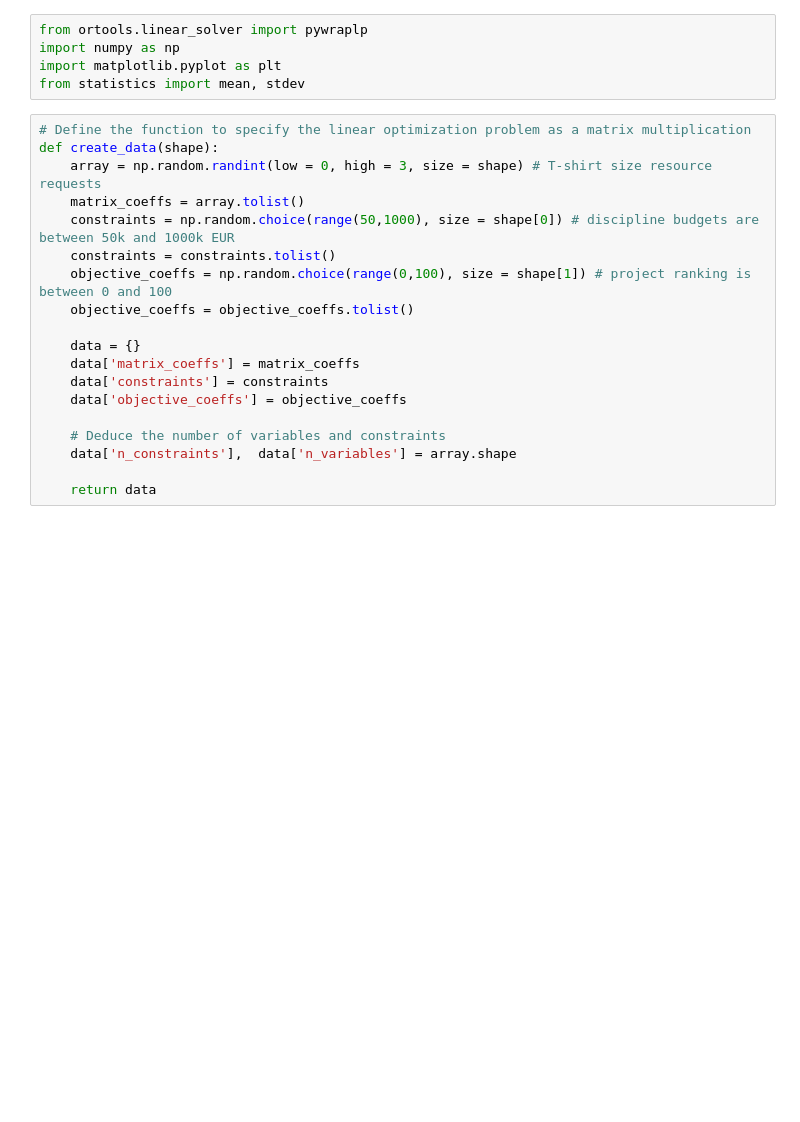
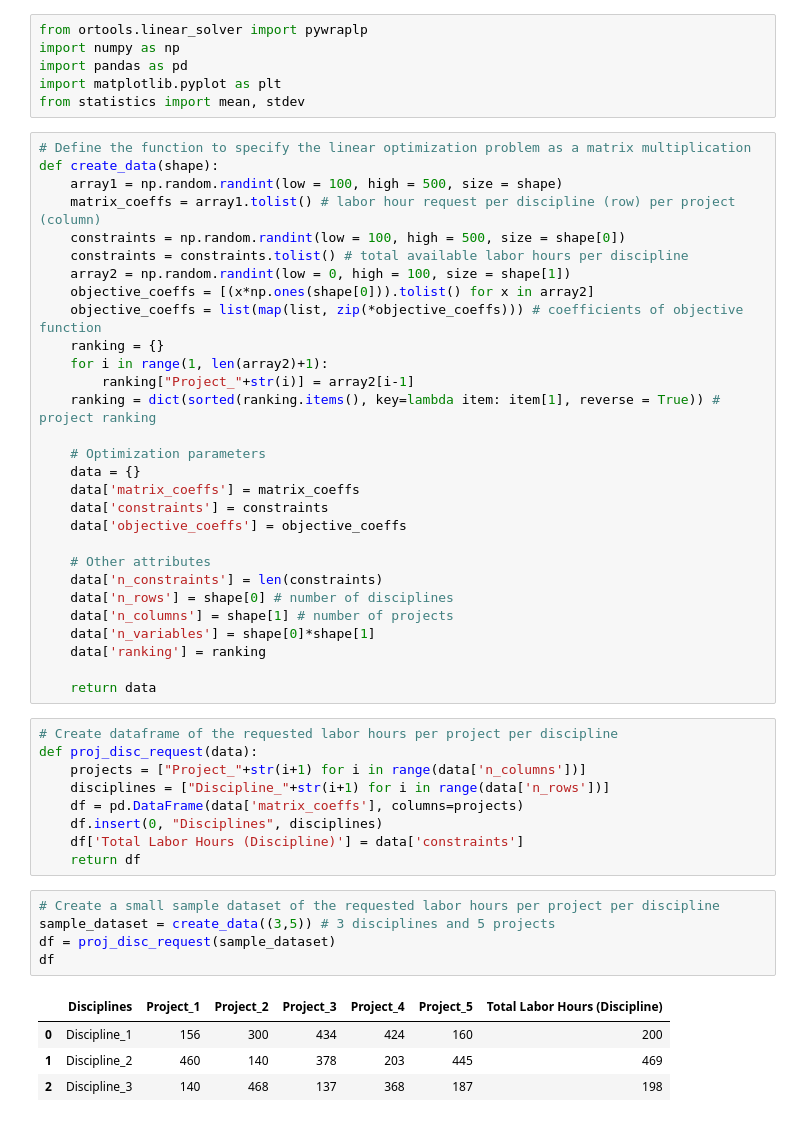
Before and after one commit to snigdhayan/ThoughtExperiments, a Jupyter notebook: MyNotebooks/OptimalResourcePlanning.ipynb, the cells around one changed output. Saved outputs shown, nothing was run; the diff lists cells and outputs as text; blank space fills up the shorter version.

```diff
--- a/MyNotebooks/OptimalResourcePlanning.ipynb
+++ b/MyNotebooks/OptimalResourcePlanning.ipynb
@@ -10,25 +14,55 @@ What would be the optimal resource planning for the projects? For this purpose o
 # %%
 from ortools.linear_solver import pywraplp
 import numpy as np
+import pandas as pd
 import matplotlib.pyplot as plt
 from statistics import mean, stdev
 # %%
 # Define the function to specify the linear optimization problem as a matrix multiplication
 def create_data(shape):
-    array = np.random.randint(low = 0, high = 3, size = shape) # T-shirt size resource requests
-    matrix_coeffs = array.tolist()
-    constraints = np.random.choice(range(50,1000), size = shape[0]) # discipline budgets are between 50k and 1000k EUR
-    constraints = constraints.tolist()
-    objective_coeffs = np.random.choice(range(0,100), size = shape[1]) # project ranking is between 0 and 100
-    objective_coeffs = objective_coeffs.tolist()
+    array1 = np.random.randint(low = 100, high = 500, size = shape)
+    matrix_coeffs = array1.tolist() # labor hour request per discipline (row) per project (column)
+    constraints = np.random.randint(low = 100, high = 500, size = shape[0])
+    constraints = constraints.tolist() # total available labor hours per discipline
+    array2 = np.random.randint(low = 0, high = 100, size = shape[1])
+    objective_coeffs = [(x*np.ones(shape[0])).tolist() for x in array2]
+    objective_coeffs = list(map(list, zip(*objective_coeffs))) # coefficients of objective function
+    ranking = {}
+    for i in range(1, len(array2)+1):
+        ranking["Project_"+str(i)] = array2[i-1]
+    ranking = dict(sorted(ranking.items(), key=lambda item: item[1], reverse = True)) # project ranking
 
+    # Optimization parameters
     data = {}
     data['matrix_coeffs'] = matrix_coeffs
     data['constraints'] = constraints
     data['objective_coeffs'] = objective_coeffs
 
-    # Deduce the number of variables and constraints
-    data['n_constraints'],  data['n_variables'] = array.shape
+    # Other attributes
+    data['n_constraints'] = len(constraints)
+    data['n_rows'] = shape[0] # number of disciplines
+    data['n_columns'] = shape[1] # number of projects
+    data['n_variables'] = shape[0]*shape[1]
+    data['ranking'] = ranking
 
     return data
+# %%
+# Create dataframe of the requested labor hours per project per discipline
+def proj_disc_request(data):
+    projects = ["Project_"+str(i+1) for i in range(data['n_columns'])]
+    disciplines = ["Discipline_"+str(i+1) for i in range(data['n_rows'])]
+    df = pd.DataFrame(data['matrix_coeffs'], columns=projects)
+    df.insert(0, "Disciplines", disciplines)
+    df['Total Labor Hours (Discipline)'] = data['constraints']
+    return df
+# %%
+# Create a small sample dataset of the requested labor hours per project per discipline
+sample_dataset = create_data((3,5)) # 3 disciplines and 5 projects
+df = proj_disc_request(sample_dataset)
+df
+# %% [output]
+|  | Disciplines | Project_1 | Project_2 | Project_3 | Project_4 | Project_5 | Total Labor Hours (Discipline) |
+| 0 | Discipline_1 | 156 | 300 | 434 | 424 | 160 | 200 |
+| 1 | Discipline_2 | 460 | 140 | 378 | 203 | 445 | 469 |
+| 2 | Discipline_3 | 140 | 468 | 137 | 368 | 187 | 198 |
 # %%
```
Also changed, not shown: parts of 21 cells of this notebook.
